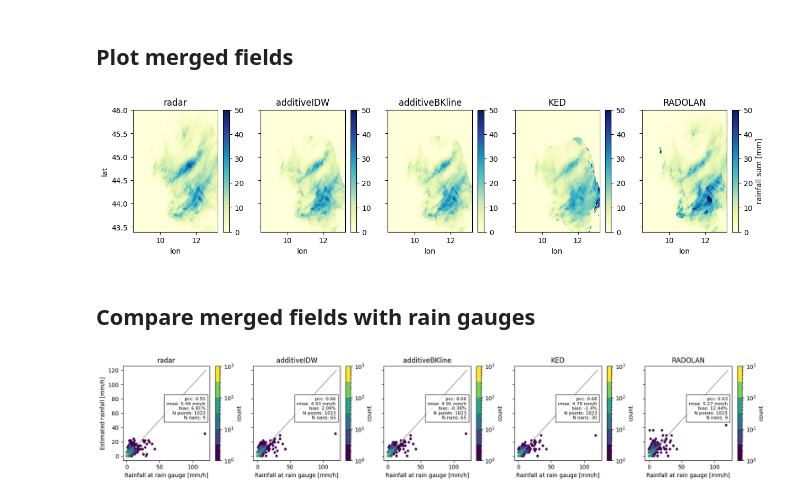
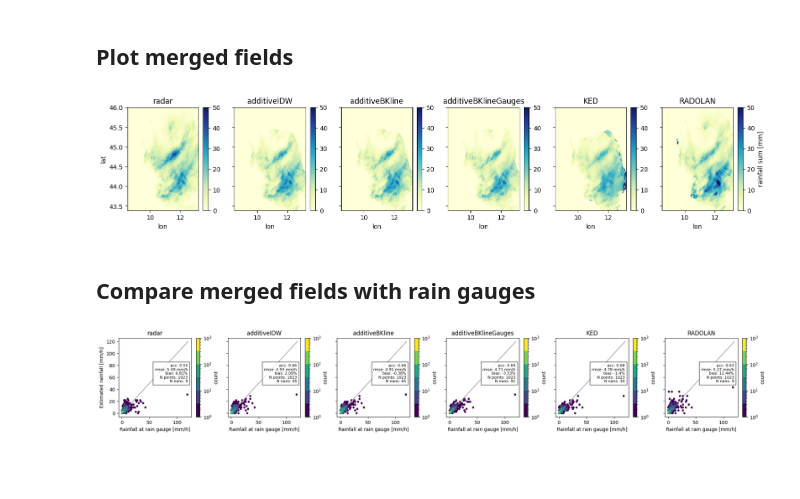
Before and after one commit to eoydvin/mergeplg, a Jupyter notebook: docs/notebooks/Overview.ipynb, the cells around one changed output. Saved outputs shown, nothing was run; the diff lists cells and outputs as text; code cells hidden in the pictures; blank space fills up the shorter version.

```diff
--- a/docs/notebooks/Overview.ipynb
+++ b/docs/notebooks/Overview.ipynb
@@ -355,3 +358,34 @@ ds_rad["rainfall_additiveBKline"] = xr.concat(rainfall, dim="time")
+# %%
+merger = merge.MergeDifferenceOrdinaryKriging(
+    ds_rad=ds_rad.rainfall_radar,  # Dimension order (time, y, x)
+    ds_cmls=ds_cmls,
+    ds_gauges=ds_gauges,  # Training rain gauges, test gauges are kept apart
+    variogram_model="spherical",
+    variogram_parameters={"sill": 1, "range": 30000, "nugget": 0.3},
+    method="additive",  # Additive/Multiplicative merging
+    nnear=8,  # Number of nearby observations to use
+    max_distance=60000,  # Largest distance allowed for including an observation
+    full_line=True,  # Use the full line geometry in block kriging
+    radar_threshold=0.01,  # Radar values below this threshold are ignored when merging
+    fill_radar=False,  # If True, fills cells beyond max_distance with unadjusted radar
+    range_checks={
+        "diff_check": 10,
+        "ratio_check": (0.1, 15),
+    },  # Applies both diff and ratio checks
+)
+
+rainfall = []
+for time in ds_cmls.time.data:
+    rainfall.append(
+        merger(
+            da_rad=ds_rad.sel(time=time).rainfall_radar,
+            da_cmls=ds_cmls.R.sel(time=time),
+            da_gauges=ds_gauges.sel(time=time).rainfall_amount,
+        ).rainfall
+    )
+
+# Store merged data together with radar data
+ds_rad["rainfall_additiveBKlineGauges"] = xr.concat(rainfall, dim="time")
 # %% [markdown]
 ### Kriging with external drift
 # %%
@@ -425,35 +459,36 @@ rainfall_fields = [
     "rainfall_radar",
     "rainfall_additiveIDW",
     "rainfall_additiveBKline",
+    "rainfall_additiveBKlineGauges",
     "rainfall_KED",
     "rainfall_RADOLAN",
 ]
 
 # Plot data using poligrain
 fig, ax = plt.subplots(
     1,
     len(rainfall_fields),
     figsize=(len(rainfall_fields) * 3, 3),
     sharex=True,
     sharey=True,
 )
 for i, rainfall_field in enumerate(rainfall_fields):
     plg.plot_map.plot_plg(
         # nan are treated as zero in the sum
         da_grid=ds_rad[rainfall_field].sum(dim="time", skipna=True) * mmh_to_mm,
         use_lon_lat=True,
         vmin=0,
         vmax=50,
         cmap="YlGnBu",
         ax=ax[i],
         add_colorbar=True,
         colorbar_label="rainfall sum [mm]" if i == len(rainfall_fields) - 1 else "",
     )
     ax[i].set_title(rainfall_field.split("_")[1])
     if i != 0:
         ax[i].set_ylabel("")
 # %% [output]
-[figure, old version]
+[figure, new version]
 # %% [markdown]
 ## Compare merged fields with rain gauges
 # %%
@@ -532,4 +567,4 @@ for i, rainfall_field in enumerate(rainfall_fields):
         bbox={"facecolor": "white", "alpha": 0.8},
     )
 # %% [output]
-[figure, old version]
+[figure, new version]
```
Also changed, not shown: parts of 1 cell of this notebook.
